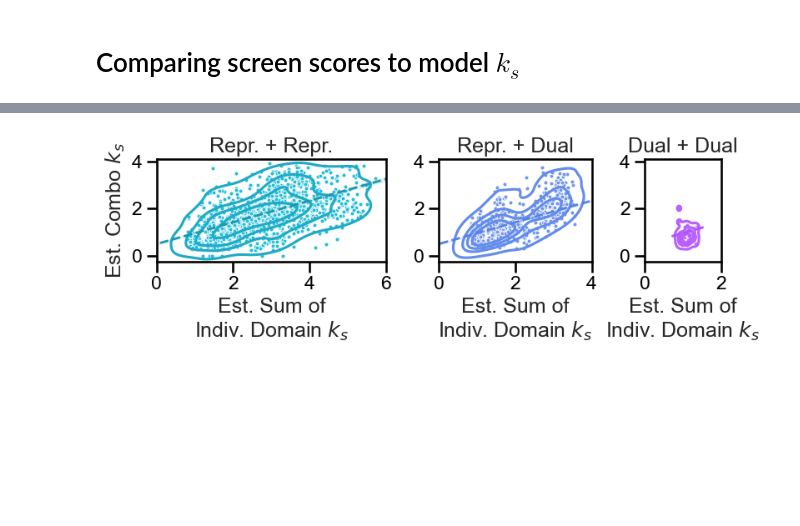
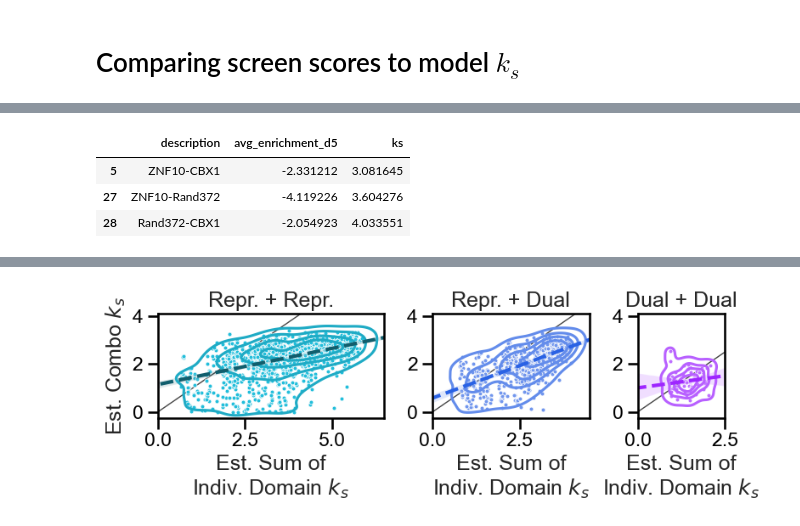
Before and after one commit to axmukund/corecruit_mukund22, a Jupyter notebook: fig_3/05_repressor_sigmoid/Comparing Screen Scores to Frac. Off.ipynb, the cells around one changed output, grey strips where cells are left out. Drawn from its saved outputs; the diff is of its cells as text; code cells hidden in the pictures; blank space fills up the shorter version.

Commit message:
Refining ks vs screen score model + plots

```diff
--- a/fig_3/05_repressor_sigmoid/Comparing Screen Scores to Frac. Off.ipynb
+++ b/fig_3/05_repressor_sigmoid/Comparing Screen Scores to Frac. Off.ipynb
@@ -155,6 +166,6 @@ def get_domains(plasmid, description):
     return [domain_from_gene(d1), domain_from_gene(d2)]
 # %%
-pdf = mdf[(mdf['plasmid'] > 73)&(mdf['plasmid']<100)]
-pdf.head()
+pdf = mdf[(mdf["plasmid"] > 73) & (~mdf["plasmid"].isin([126, 217, 222, 144]))]
+pdf
 # %% [output]
 | dox | plasmid | description | norm_off |
@@ -277,8 +299,8 @@ popt, _ = curve_fit(
     f=n_sigmoid,
     xdata=np.array(list(sigdf["avg_enrichment_d5"])),
     ydata=np.array(list(sigdf["norm_off"])),
-    p0=[0, -2.5, 2.5],
-#     bounds=[[-3, -6, 2], [3, 0, 10]],
+    p0=[3, -2.5, 5],
+    bounds=[[2.9, -6, 1], [3.001, 3, 10]],
     method="dogbox",
 )
 
@@ -335,6 +357,2 @@ fig.savefig("./repr_sigmoid.pdf", bbox_inches="tight")
 # %% [markdown]
 # Making some histograms
-# %%
-hdf = df[df['plasmid'].isin([76, 80, 87])]
-hdf = hdf[hdf['day'].isin([0, 2])]
-hdf.describe()
@@ -535,10 +538,10 @@ popt, _ = curve_fit(
     f=k_sigmoid,
     xdata=np.array(list(kdf["avg_enrichment_d5"])),
     ydata=np.array(list(kdf["ks"])),
-    p0=[3, -2.5, 2.5],
-    bounds=[[0.771, -6, 2], [3.5, 0, 10]],
+    p0=[-2.5, 7.5],
+    bounds=[[-6, 1], [0, 10]],
     method="dogbox",
 )
 
-print("t={:.2f}, kd={:.2f}, n={:.2f}".format(*popt))
+print("kd={:.2f}, n={:.2f}".format(*popt))
 # %% [output]
@@ -624,5 +627,19 @@ See the caveats in the documentation: https://pandas.pydata.org/pandas-docs/stab
+# %%
+kdf[kdf["description"].isin(["ZNF10-CBX1", "ZNF10-Rand372", "Rand372-CBX1"])][
+    ["description", "avg_enrichment_d5", "ks"]
+]
+# %% [output]
+|  | description | avg_enrichment_d5 | ks |
+| 5 | ZNF10-CBX1 | -2.331212 | 3.081645 |
+| 27 | ZNF10-Rand372 | -4.119226 | 3.604276 |
+| 28 | Rand372-CBX1 | -2.054923 | 4.033551 |
 # %%
-fig, ax = plt.subplots(1, 3, figsize=(8, 3), gridspec_kw={"width_ratios": [3, 2, 1]})
+%%time
+
+xmin = 0
+xmaxs = [6.5, 4.5, 2.5]
+
+fig, ax = plt.subplots(1, 3, figsize=(8, 3), gridspec_kw={"width_ratios": xmaxs})
 palette = ["#23bedb", "#7196ed", "#be6eff"]
 
 # 777777", "#be6eff", "#7196ed", "#23bedb")
@@ -649,10 +666,10 @@ def lighten_color(color, amount=0.5):
     return colorsys.hls_to_rgb(c[0], 1 - amount * (1 - c[1]), c[2])
 
 
-xmin = 0
-xmaxs = [6, 4, 2]
 titles = ["Repr. + Repr.", "Repr. + Dual", "Dual + Dual"]
 for i, ct in enumerate(["R-R", "R-D", "D-D"]):
+    ax[i].axline(xy1=(0, 0), slope=1, color="#444444", lw=1, zorder=-1)
+
     sns.scatterplot(
         data=rddf[rddf["comp_type"] == ct],
         x="sum_estimated_ks",
@@ -675,17 +692,17 @@ for i, ct in enumerate(["R-R", "R-D", "D-D"]):
     )
 
     sns.regplot(
-        data=rddf,
+        data=rddf[rddf["comp_type"] == ct],
         x="sum_estimated_ks",
         y="combo_estimated_ks",
         scatter=False,
         truncate=False,
-        color=lighten_color(palette[i], 1.2),
+        color=lighten_color(palette[i], 1.5),
         line_kws={
             "linestyle": "--",
-            "lw": 2,
+            "lw": 3,
         },
-        #         robust=True,
+        robust=True,
         ax=ax[i],
     )
 
@@ -694,7 +711,7 @@ for i, ct in enumerate(["R-R", "R-D", "D-D"]):
     ax[i].set_yticks([0, 2, 4])
     ax[i].set_title(titles[i])
     ax[i].set_xlabel("Est. Sum of\nIndiv. Domain $k_s$")
-    if i==0:
+    if i == 0:
         ax[i].set_ylabel("Est. Combo $k_s$")
     else:
         ax[i].set_ylabel("")
@@ -705,5 +722,5 @@ print("r={:.02f}, p={:.02f}".format(r, p))
 
 plt.tight_layout()
 
-fig.savefig("./repr_ks_scatters.pdf", bbox_inches = "tight")
+fig.savefig("./repr_ks_scatters.pdf", bbox_inches="tight")
 # %% [output]
@@ -711 +730 @@ r=0.61, p=0.00
-[figure, old version]
+[figure, new version]
```
Also changed, not shown: parts of 23 cells of this notebook, 6 other files.
